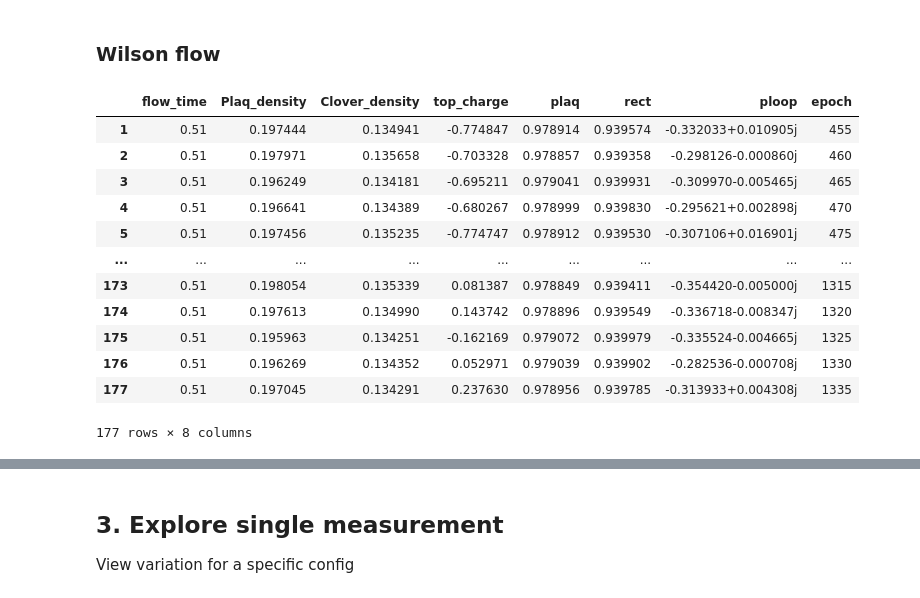
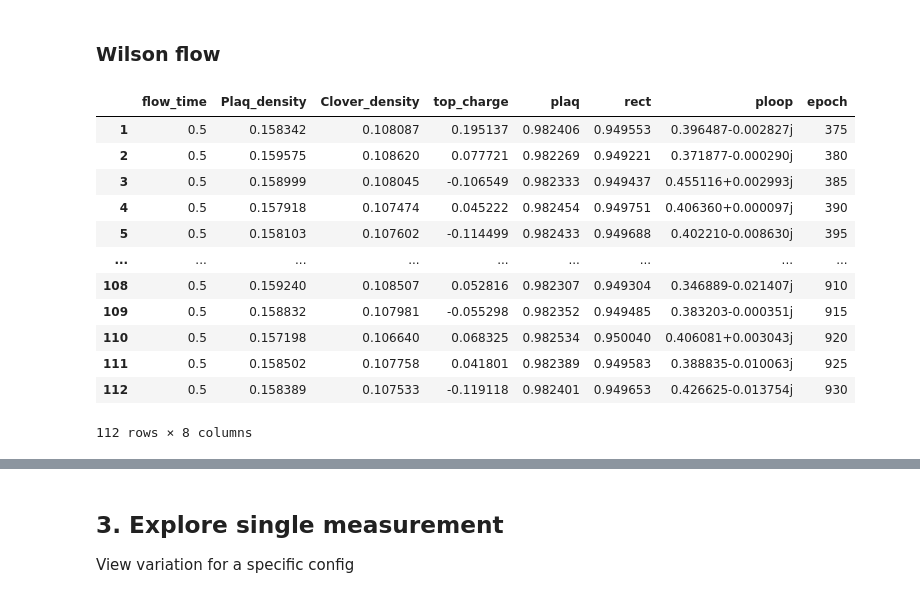
Before and after one commit to vmos1/su4_dm_grid_lsd, a Jupyter notebook: analysis/7_meas_compare_runs_all_combined.ipynb, the cells around one changed output, grey strips where cells are left out. Cells and saved outputs as stored; diff of their text form; code cells hidden in the pictures.

```diff
--- a/analysis/7_meas_compare_runs_all_combined.ipynb
+++ b/analysis/7_meas_compare_runs_all_combined.ipynb
@@ -152,8 +152,8 @@ def f_avg_obs(df,L):
 # %% [markdown]
 ## 1. Compare runs
 # %%
-top_dir='/usr/workspace/lsd/ayyar1/projects/SU4_sdm/runs_Grid/2023_july12/runs/meas_7_hot_start/'
-# top_dir='/usr/workspace/lsd/ayyar1/projects/SU4_sdm/runs_Grid/2023_july12/runs/meas_8_cold_start/'
+# top_dir='/usr/workspace/lsd/ayyar1/projects/SU4_sdm/runs_Grid/2023_july12/runs/meas_7_hot_start/'
+top_dir='/usr/workspace/lsd/ayyar1/projects/SU4_sdm/runs_Grid/2023_july12/runs/meas_8_cold_start/'
 # %%
 cols=['Plaq_density', 'Clover_density', 'top_charge', 'plaq', 'rect', 'mag_ploop', 'ploop']
 df=pd.DataFrame()
@@ -248,7 +248,7 @@ View variation for a set of configs for specific beta, mf
 # %%
 ## Choose specific beta from above dataframe
 
-beta=11.4
+beta=12.0
 run_dir=glob.glob(top_dir+'meas_run_Lx-16_Lt-8_Ls-16_beta-{0}_mf-0.1/*-tioga'.format(beta))[0]+'/'
 print(run_dir)
 # %% [output]
@@ -273,24 +273,24 @@ f_plot_mres(avg_dict,plot_ensemble=True,plot_corr=True)
 ### Wilson flow
 # %%
 flist=glob.glob(run_dir+'Wflow*')
-wflow_time=50
+wflow_time=49
 
 df_epoch=f_wflow_ensemble(flist,wflow_time,'ploop')
 df_epoch
 # %% [output]
 |  | flow_time | Plaq_density | Clover_density | top_charge | plaq | rect | ploop | epoch |
-| 1 | 0.51 | 0.197444 | 0.134941 | -0.774847 | 0.978914 | 0.939574 | -0.332033+0.010905j | 455 |
-| 2 | 0.51 | 0.197971 | 0.135658 | -0.703328 | 0.978857 | 0.939358 | -0.298126-0.000860j | 460 |
-| 3 | 0.51 | 0.196249 | 0.134181 | -0.695211 | 0.979041 | 0.939931 | -0.309970-0.005465j | 465 |
-| 4 | 0.51 | 0.196641 | 0.134389 | -0.680267 | 0.978999 | 0.939830 | -0.295621+0.002898j | 470 |
-| 5 | 0.51 | 0.197456 | 0.135235 | -0.774747 | 0.978912 | 0.939530 | -0.307106+0.016901j | 475 |
+| 1 | 0.5 | 0.158342 | 0.108087 | 0.195137 | 0.982406 | 0.949553 | 0.396487-0.002827j | 375 |
+| 2 | 0.5 | 0.159575 | 0.108620 | 0.077721 | 0.982269 | 0.949221 | 0.371877-0.000290j | 380 |
+| 3 | 0.5 | 0.158999 | 0.108045 | -0.106549 | 0.982333 | 0.949437 | 0.455116+0.002993j | 385 |
+| 4 | 0.5 | 0.157918 | 0.107474 | 0.045222 | 0.982454 | 0.949751 | 0.406360+0.000097j | 390 |
+| 5 | 0.5 | 0.158103 | 0.107602 | -0.114499 | 0.982433 | 0.949688 | 0.402210-0.008630j | 395 |
 | ... | ... | ... | ... | ... | ... | ... | ... | ... |
-| 173 | 0.51 | 0.198054 | 0.135339 | 0.081387 | 0.978849 | 0.939411 | -0.354420-0.005000j | 1315 |
-| 174 | 0.51 | 0.197613 | 0.134990 | 0.143742 | 0.978896 | 0.939549 | -0.336718-0.008347j | 1320 |
-| 175 | 0.51 | 0.195963 | 0.134251 | -0.162169 | 0.979072 | 0.939979 | -0.335524-0.004665j | 1325 |
-| 176 | 0.51 | 0.196269 | 0.134352 | 0.052971 | 0.979039 | 0.939902 | -0.282536-0.000708j | 1330 |
-| 177 | 0.51 | 0.197045 | 0.134291 | 0.237630 | 0.978956 | 0.939785 | -0.313933+0.004308j | 1335 |
+| 108 | 0.5 | 0.159240 | 0.108507 | 0.052816 | 0.982307 | 0.949304 | 0.346889-0.021407j | 910 |
+| 109 | 0.5 | 0.158832 | 0.107981 | -0.055298 | 0.982352 | 0.949485 | 0.383203-0.000351j | 915 |
+| 110 | 0.5 | 0.157198 | 0.106640 | 0.068325 | 0.982534 | 0.950040 | 0.406081+0.003043j | 920 |
+| 111 | 0.5 | 0.158502 | 0.107758 | 0.041801 | 0.982389 | 0.949583 | 0.388835-0.010063j | 925 |
+| 112 | 0.5 | 0.158389 | 0.107533 | -0.119118 | 0.982401 | 0.949653 | 0.426625-0.013754j | 930 |
-177 rows × 8 columns
+112 rows × 8 columns
 # %%
 # f_plot(df_epoch,'ploop')
 f_plot(df_epoch,'top_charge')
```
Also changed, not shown: parts of 5 cells of this notebook, 16 other files.
